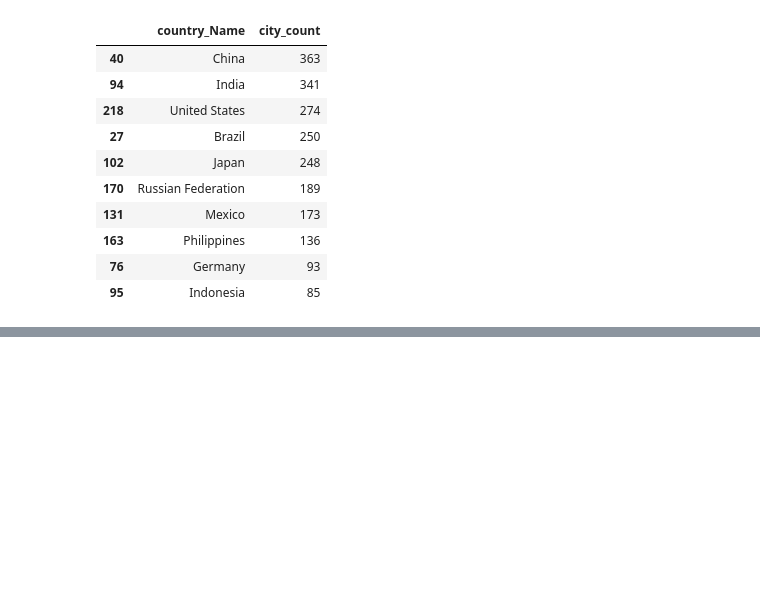
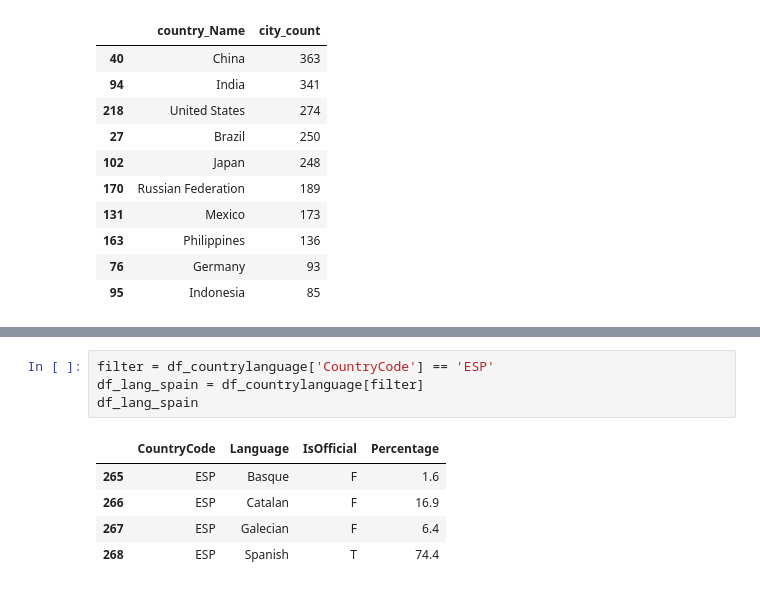
Before and after one commit to MiguelAngel3378/CURSO_ANALISIS_BD2, a Jupyter notebook: m4_pandas/operaciones/world_join.ipynb, the cells around one changed output, grey strips where cells are left out. Drawn from its saved outputs; the diff is of its cells as text; blank space fills up the shorter version.

```diff
--- a/m4_pandas/operaciones/world_join.ipynb
+++ b/m4_pandas/operaciones/world_join.ipynb
@@ -277,0 +301,10 @@ df_count_city.sort_values('city_count', ascending=False).head(10)
+# %%
+filter = df_countrylanguage['CountryCode'] == 'ESP'
+df_lang_spain = df_countrylanguage[filter]
+df_lang_spain
+# %% [output]
+|  | CountryCode | Language | IsOfficial | Percentage |
+| 265 | ESP | Basque | F | 1.6 |
+| 266 | ESP | Catalan | F | 16.9 |
+| 267 | ESP | Galecian | F | 6.4 |
+| 268 | ESP | Spanish | T | 74.4 |
```
Also changed, not shown: parts of 5 cells of this notebook, 1 other file.
